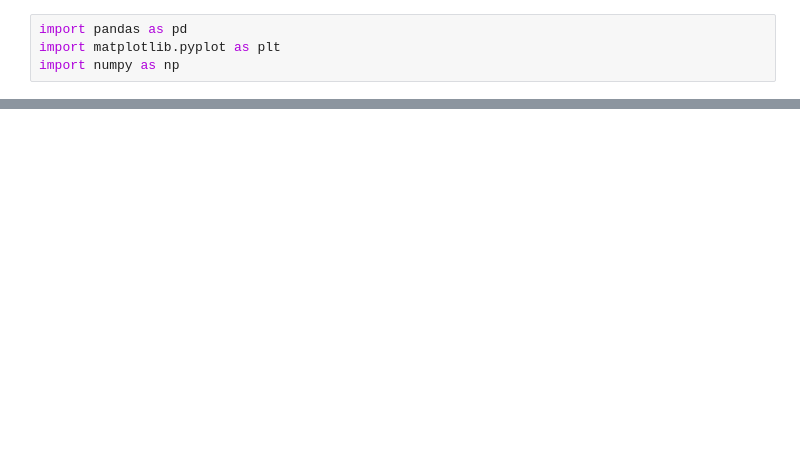
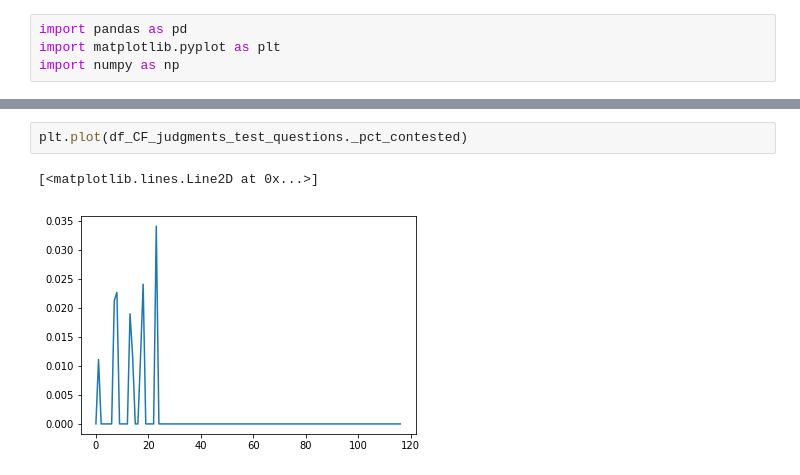
Before and after one commit to efatmae/crowdflower_basic_analytics, a Jupyter notebook: CF_test_questions_analytics.ipynb, the cells around one changed output, grey strips where cells are left out. Drawn from its saved outputs; the diff is of its cells as text; blank space fills up the shorter version.

```diff
--- a/CF_test_questions_analytics.ipynb
+++ b/CF_test_questions_analytics.ipynb
@@ -26,0 +29,5 @@ Index(['_unit_id', '_golden', '_unit_state', '_trusted_judgments',
+# %%
+plt.plot(df_CF_judgments_test_questions._pct_contested)
+# %% [output]
+[<matplotlib.lines.Line2D at 0x...>]
+[figure, added]
```
Also changed, not shown: parts of 21 cells of this notebook, 21 other files.
